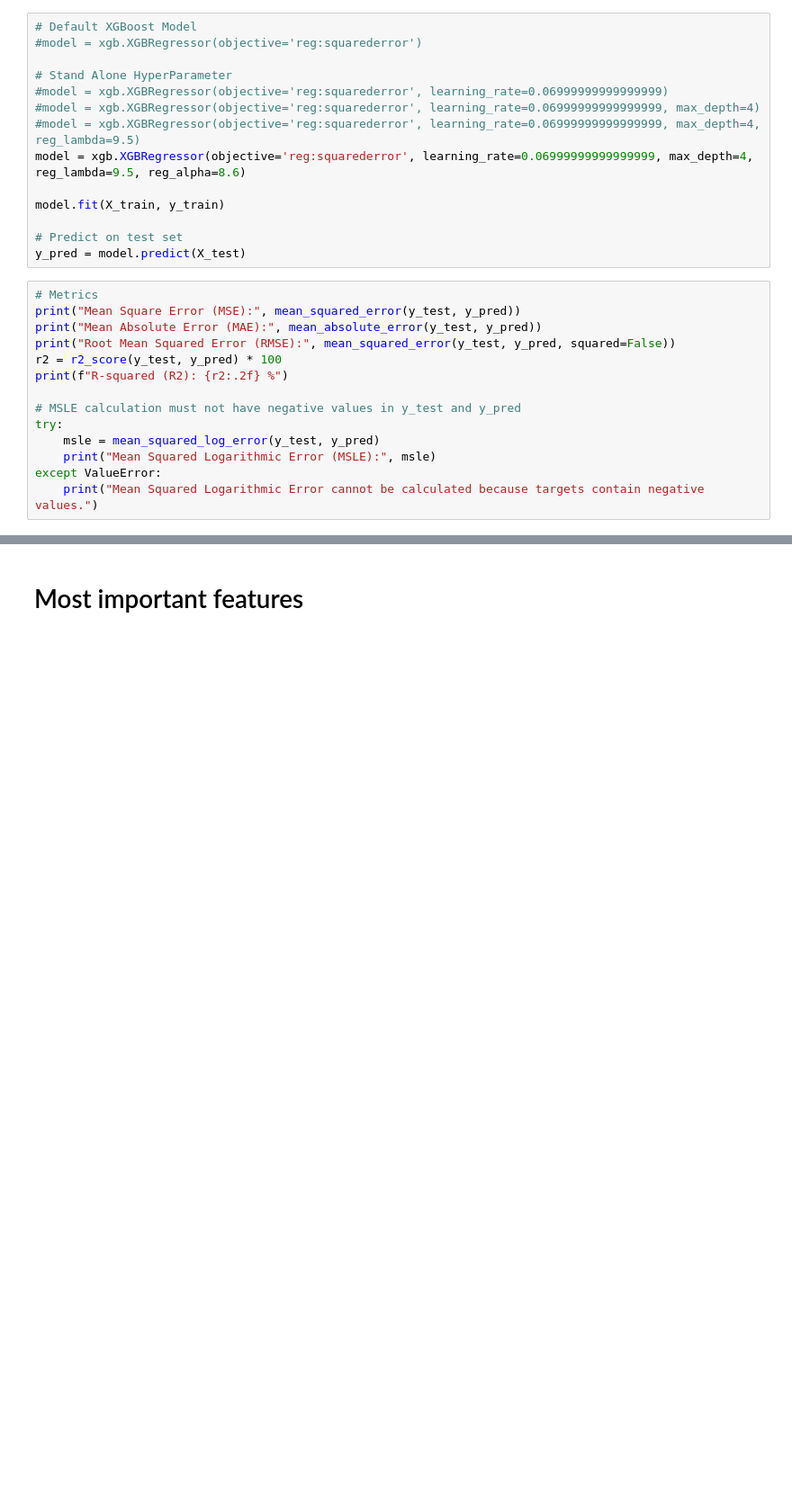
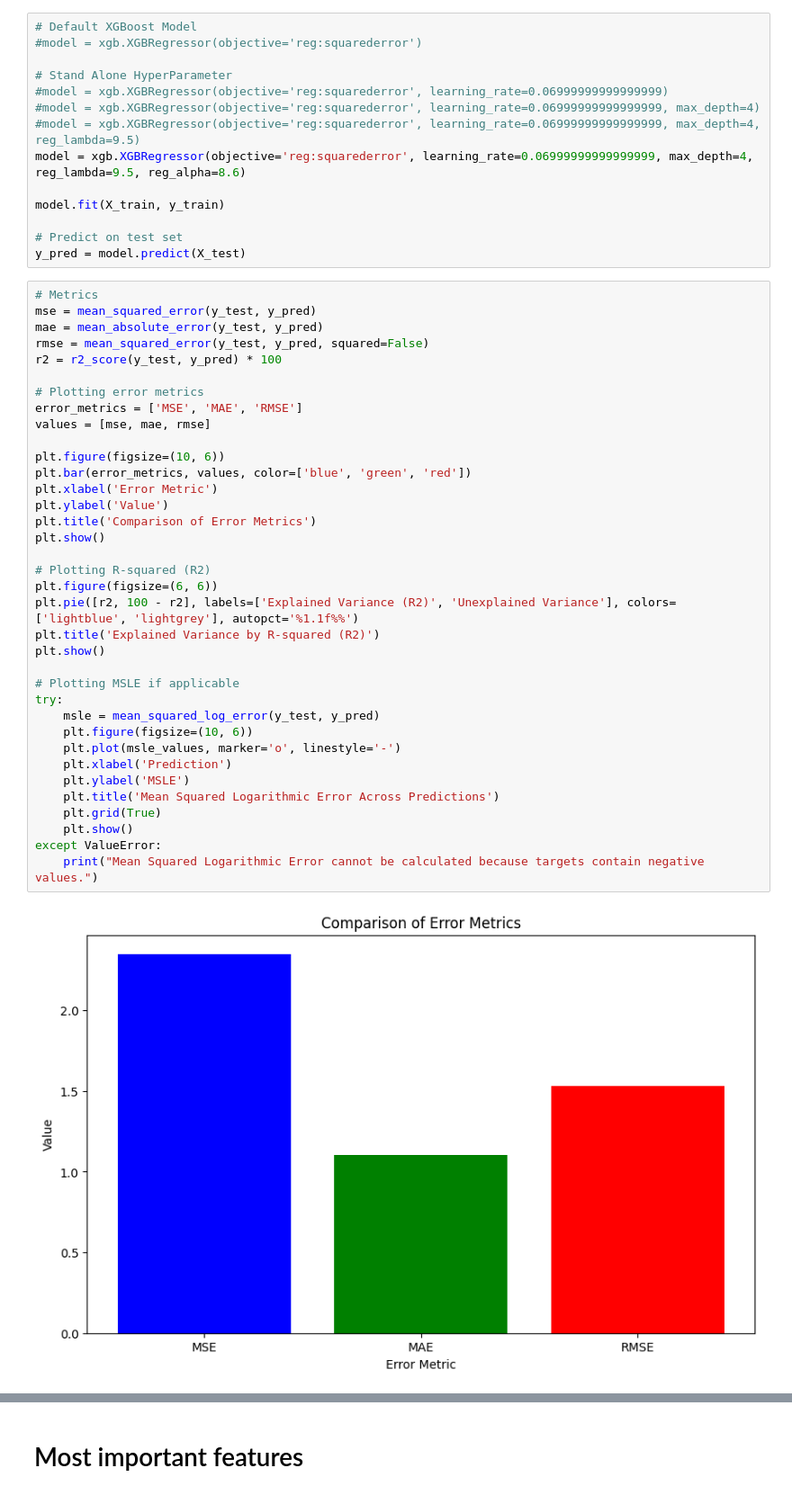
Before and after one commit to DimopDim/PhD, a Jupyter notebook: 05_Machine_Learning/01_XGBoost_los.ipynb, the cells around one changed output, grey strips where cells are left out. Shown at 90% size. Drawn from its saved outputs; the diff is of its cells as text; blank space fills up the shorter version.

```diff
--- a/05_Machine_Learning/01_XGBoost_los.ipynb
+++ b/05_Machine_Learning/01_XGBoost_los.ipynb
@@ -117,16 +117,39 @@ model.fit(X_train, y_train)
 y_pred = model.predict(X_test)
 # %%
 # Metrics
-print("Mean Square Error (MSE):", mean_squared_error(y_test, y_pred))
-print("Mean Absolute Error (MAE):", mean_absolute_error(y_test, y_pred))
-print("Root Mean Squared Error (RMSE):", mean_squared_error(y_test, y_pred, squared=False))
+mse = mean_squared_error(y_test, y_pred)
+mae = mean_absolute_error(y_test, y_pred)
+rmse = mean_squared_error(y_test, y_pred, squared=False)
 r2 = r2_score(y_test, y_pred) * 100
-print(f"R-squared (R2): {r2:.2f} %")
 
-# MSLE calculation must not have negative values in y_test and y_pred
+# Plotting error metrics
+error_metrics = ['MSE', 'MAE', 'RMSE']
+values = [mse, mae, rmse]
+
+plt.figure(figsize=(10, 6))
+plt.bar(error_metrics, values, color=['blue', 'green', 'red'])
+plt.xlabel('Error Metric')
+plt.ylabel('Value')
+plt.title('Comparison of Error Metrics')
+plt.show()
+
+# Plotting R-squared (R2)
+plt.figure(figsize=(6, 6))
+plt.pie([r2, 100 - r2], labels=['Explained Variance (R2)', 'Unexplained Variance'], colors=['lightblue', 'lightgrey'], autopct='%1.1f%%')
+plt.title('Explained Variance by R-squared (R2)')
+plt.show()
+
+# Plotting MSLE if applicable
 try:
     msle = mean_squared_log_error(y_test, y_pred)
-    print("Mean Squared Logarithmic Error (MSLE):", msle)
+    plt.figure(figsize=(10, 6))
+    plt.plot(msle_values, marker='o', linestyle='-')
+    plt.xlabel('Prediction')
+    plt.ylabel('MSLE')
+    plt.title('Mean Squared Logarithmic Error Across Predictions')
+    plt.grid(True)
+    plt.show()
 except ValueError:
     print("Mean Squared Logarithmic Error cannot be calculated because targets contain negative values.")
 # %% [output]
+[figure, added]
```
Also changed, not shown: parts of 1 cell of this notebook.
